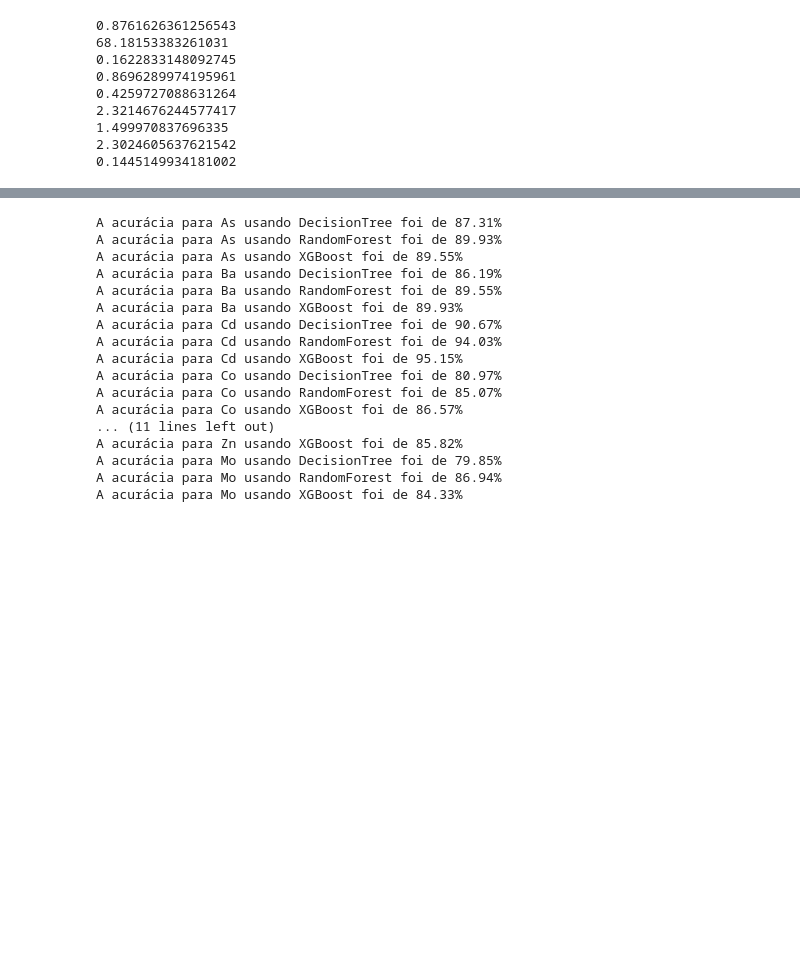
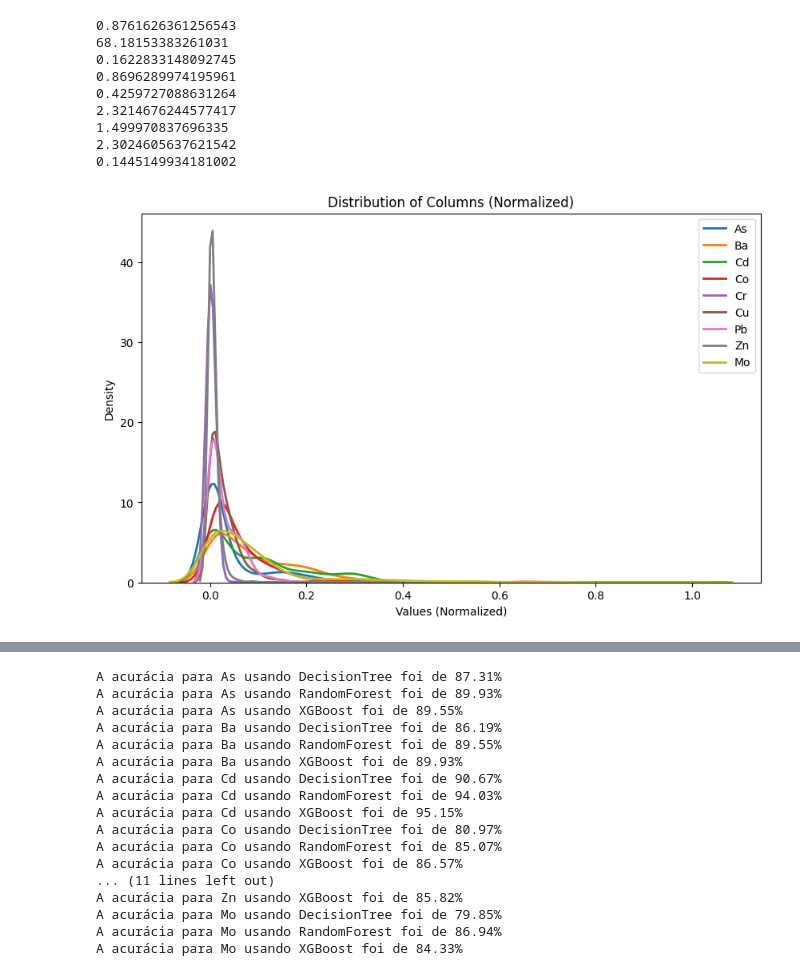
Before and after one commit to angelomaia/discretization-soil-spectroscopy, a Jupyter notebook: prediction.ipynb, the cells around one changed output, grey strips where cells are left out. Cells and saved outputs as stored; diff of their text form; code cells hidden in the pictures; blank space fills up the shorter version.

```diff
--- a/prediction.ipynb
+++ b/prediction.ipynb
@@ -15,7 +16,7 @@ import xgboost as xgb
 from sklearn.metrics import accuracy_score
 from sklearn.model_selection import GridSearchCV
 # %%
-data = pd.read_csv('K:/Google Drive/DOUTORADO/KELLOGs/dataset.csv')
+data = pd.read_csv('K:/Google Drive/DOUTORADO/Tese 2.0/Chapter I/KELLOGs/dataset.csv')
 
 data.head(1)
 # %% [output]
@@ -41,3 +42,22 @@ for i in Elements:
 1.499970837696335
 2.3024605637621542
 0.1445149934181002
+# %%
+df = data.copy()
+
+columns_to_plot = ['As', 'Ba', 'Cd', 'Co', 'Cr', 'Cu', 'Pb', 'Zn', 'Mo']
+
+scaler = MinMaxScaler(feature_range=(0, 1))
+df[columns_to_plot] = scaler.fit_transform(df[columns_to_plot])
+
+plt.figure(figsize=(10, 6))
+for col in columns_to_plot:
+    sns.kdeplot(df[col], label=col, linewidth=2)
+
+plt.title('Distribution of Columns (Normalized)')
+plt.xlabel('Values (Normalized)')
+plt.ylabel('Density')
+plt.legend()
+plt.show()
+# %% [output]
+[figure, added]
```
Also changed, not shown: parts of 4 cells of this notebook.
